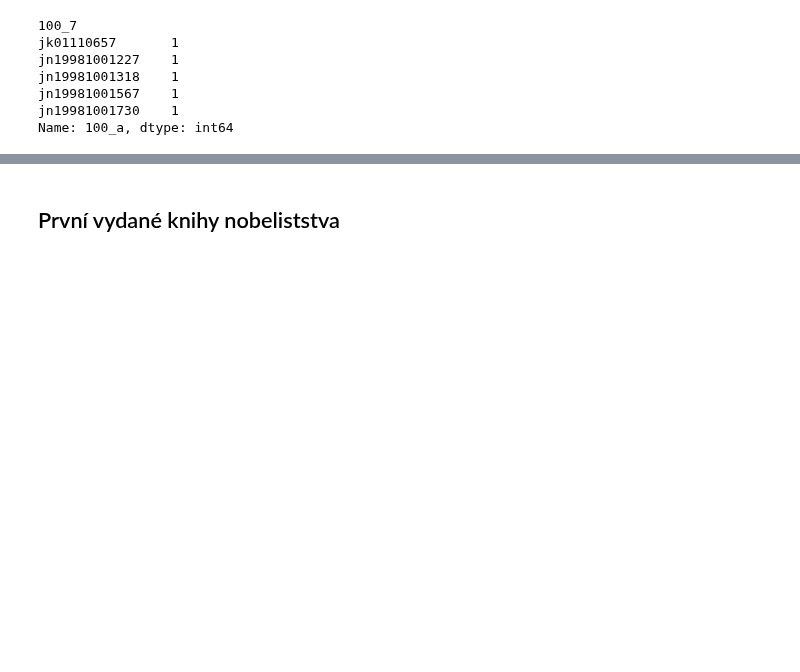
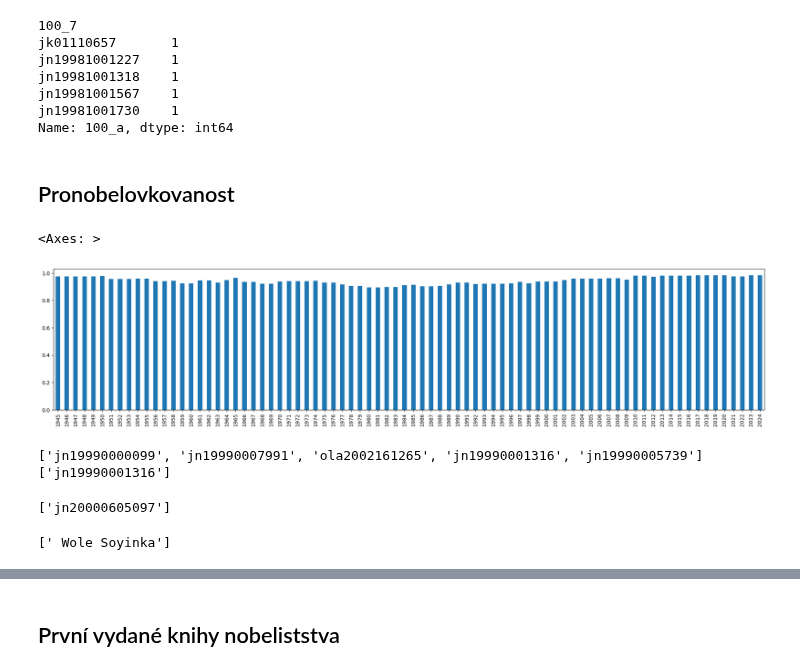
Before and after one commit to DataRozhlas/knizni-peoplemetr, a Jupyter notebook: 901_nobelovky.ipynb, the cells around one changed output, grey strips where cells are left out. Cells and saved outputs as stored; diff of their text form; code cells hidden in the pictures; blank space fills up the shorter version.

```diff
--- a/901_nobelovky.ipynb
+++ b/901_nobelovky.ipynb
@@ -29,3 +53,5 @@ koho = pd.read_json(os.path.join('data_raw','wikidata_nobelovky_pro_filtr.json')
+# %%
+koho.loc[koho['nobelovka'] == 2018, 'nobelovka']=2019
 # %%
 df['rok'] = df['008'].apply(lambda x: najdi_rok(x))
 # %%
@@ -96,3 +122,51 @@ jn19981001318    1
 jn19981001567    1
 jn19981001730    1
 Name: 100_a, dtype: int64
+# %% [markdown]
+## Pronobelovkovanost
+# %%
+pronobelovkovanost = {}
+for rok in range(1901, 2025):
+    dosavadni = koho[koho['nobelovka'] <= rok]['100_7'].drop_duplicates().to_list()
+    vydani = df[(df['rok'] <= rok) & (df['100_7'].isin(dosavadni))]['100_7'].drop_duplicates().to_list()
+    if len(vydani) != 0:
+        pomer = len(vydani) / len(dosavadni)
+    else:
+        pomer = 0
+    if pomer > 1:
+        pomer = 1
+    pronobelovkovanost[rok] = pomer
+# %%
+pd.Series(pronobelovkovanost).tail(80).plot.bar(figsize=(25,5))
+# %% [output]
+<Axes: >
+[figure, added]
+# %%
+pronobelovkovanost2 = {}
+roku = 5
+for rok in range(1901, 2025):
+    dosavadni = koho[(koho['nobelovka'] > (rok - roku)) & (koho['nobelovka'] <= rok)]['100_7'].drop_duplicates().to_list()
+    vydani = df[(df['rok'] <= rok) & (df['100_7'].isin(dosavadni))]['100_7'].drop_duplicates().to_list()
+    if rok == 1986:
+        osmdesatsest = [x for x in dosavadni if x not in vydani]
+    if rok == 1981:
+        print(dosavadni)
+        print(vydani)
+    if len(vydani) != 0:
+        pomer = len(vydani) / len(dosavadni)
+    else:
+        pomer = 0
+    if pomer > 1:
+        pomer = 1
+    pronobelovkovanost2[rok] = pomer
+# %% [output]
+['jn19990000099', 'jn19990007991', 'ola2002161265', 'jn19990001316', 'jn19990005739']
+['jn19990001316']
+# %%
+osmdesatsest
+# %% [output]
+['jn20000605097']
+# %%
+df[df['100_7'].isin(osmdesatsest)]['100_a'].drop_duplicates().to_list()
+# %% [output]
+[' Wole Soyinka']
```
Also changed, not shown: parts of 21 cells of this notebook, 8 other files.
